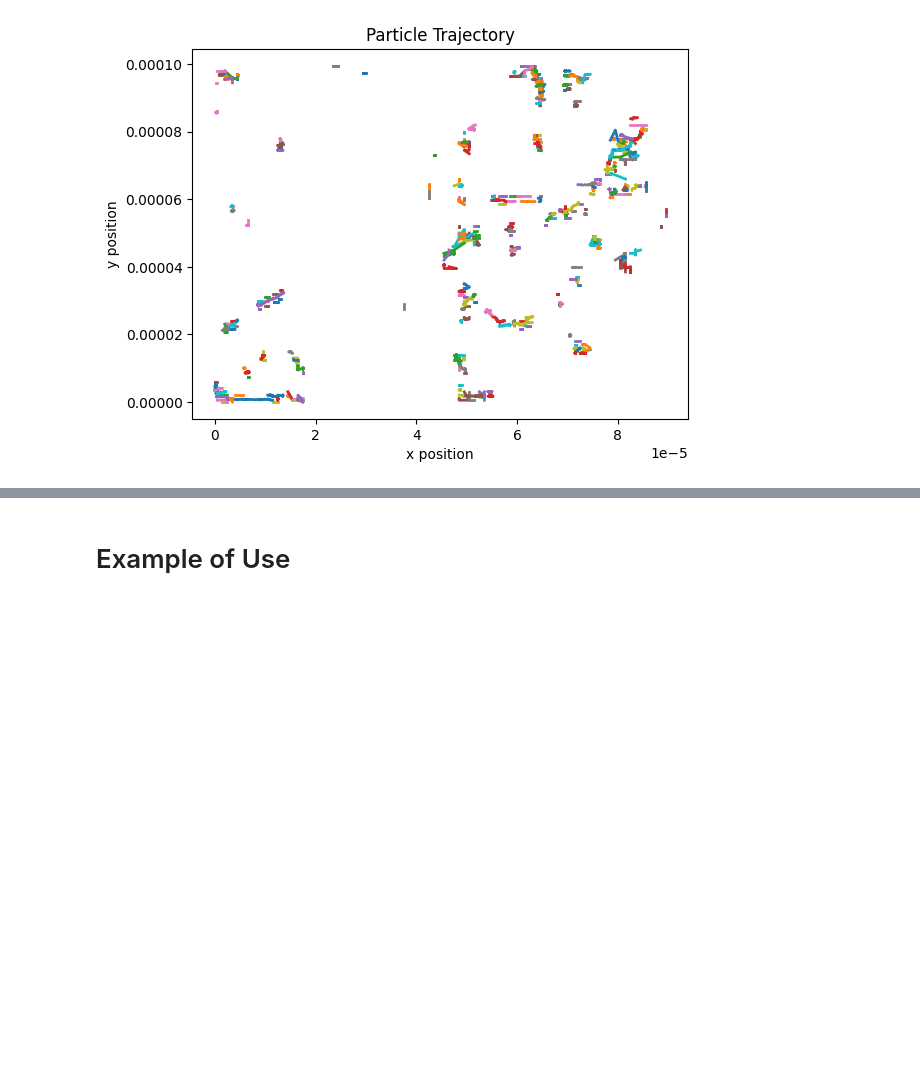
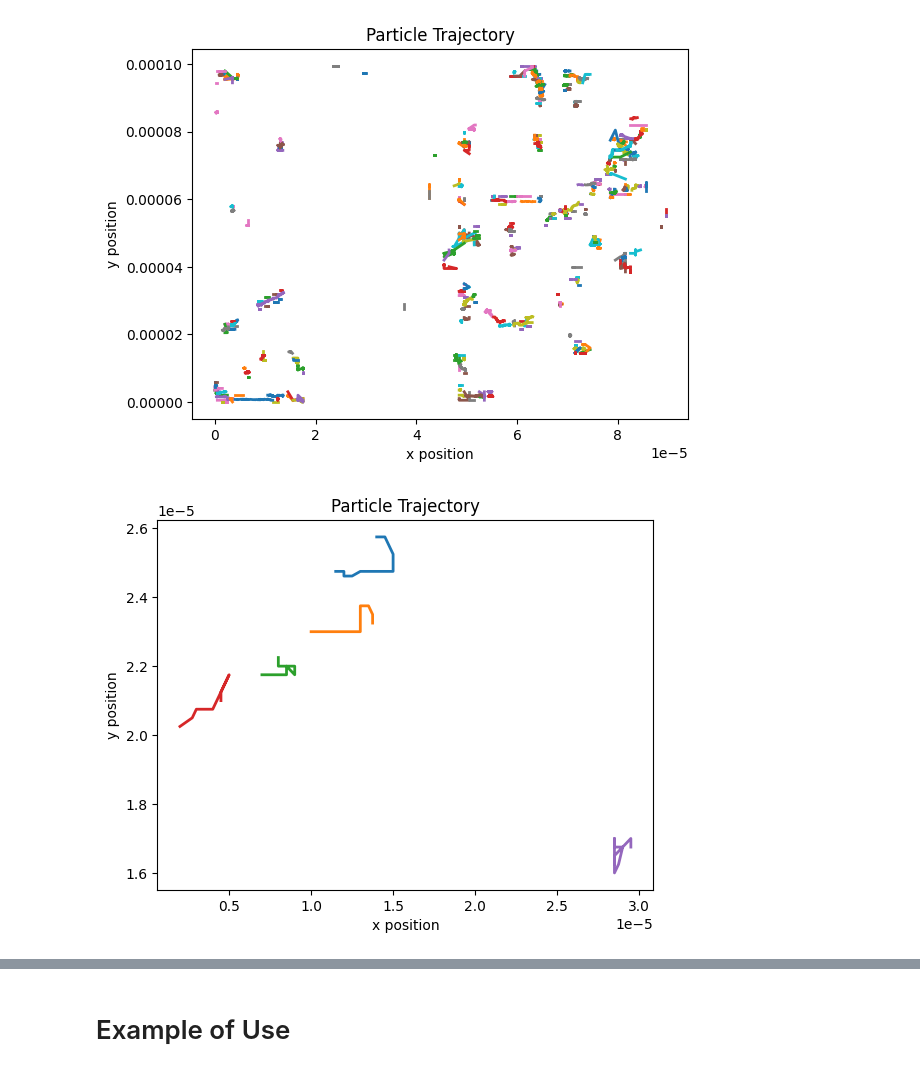
Before and after one commit to sydperk8/111b-Labs, a Jupyter notebook: BMC Analysis.ipynb, the cells around one changed output, grey strips where cells are left out. Saved outputs shown, nothing was run; the diff lists cells and outputs as text; code cells hidden in the pictures; blank space fills up the shorter version.

```diff
--- a/BMC Analysis.ipynb
+++ b/BMC Analysis.ipynb
@@ -562,3 +562,8 @@ Onion_DF_19_20x= BMC_data('SJ_onion_19_brown_DF_oldonion.txt')
 Onion_DF_19_20x.plot_trajectories()
 # %% [output]
 [figure]
+# %%
+onion_active_8_40x= BMC_data('SJ_onion_8_active.txt')
+onion_active_8_40x.plot_trajectories()
+# %% [output]
+[figure, added]
```
Also changed, not shown: parts of 17 cells of this notebook.
